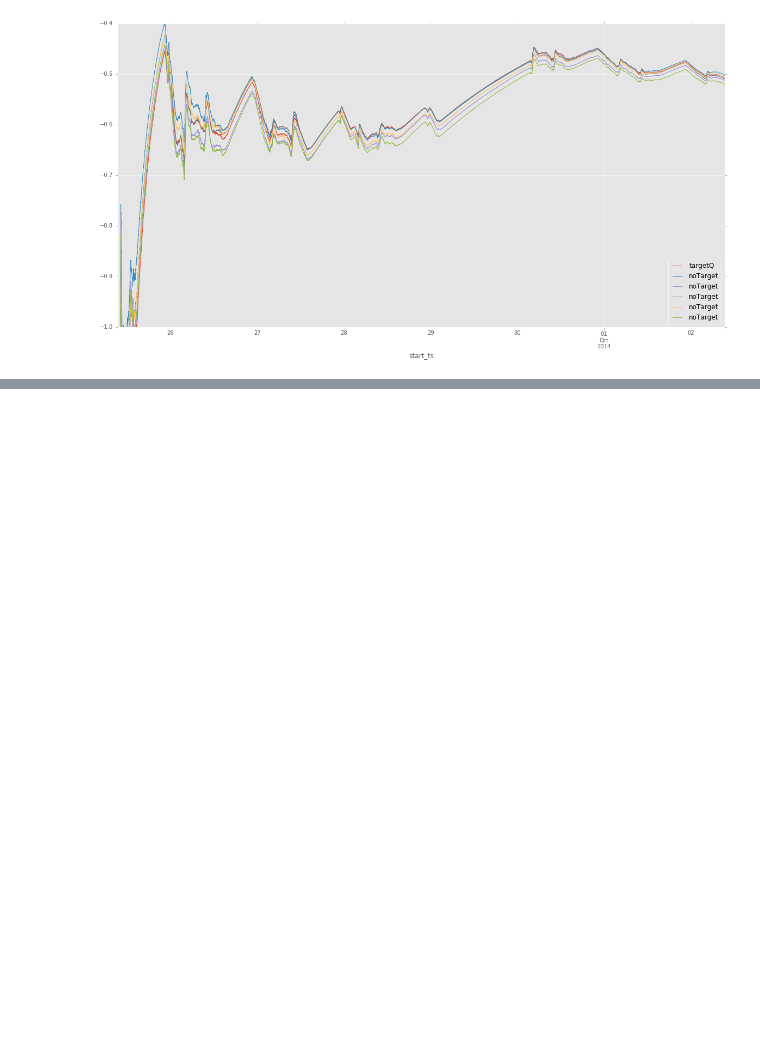
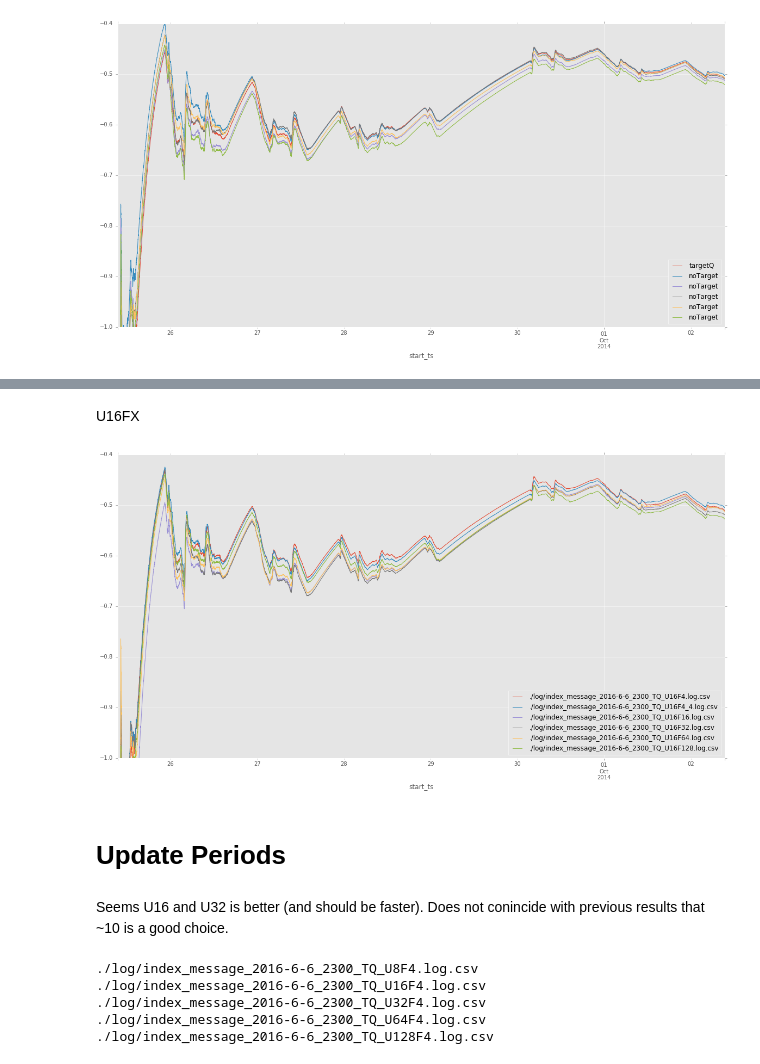
Before and after one commit to zaxliu/dqn4wirelesscontrol, a Jupyter notebook: sleep_control/experiments/viz_targetQ.ipynb, the cells around one changed output, grey strips where cells are left out. Cells and saved outputs as stored; diff of their text form; code cells hidden in the pictures; blank space fills up the shorter version.

```diff
--- a/sleep_control/experiments/viz_targetQ.ipynb
+++ b/sleep_control/experiments/viz_targetQ.ipynb
@@ -74,0 +151,49 @@ for i, df in enumerate(df_list):
+# %% [markdown]
+U16FX
+# %%
+start = pd.to_datetime("2014-09-27 0:00:00")
+end = pd.to_datetime("2014-09-28 00:00:00")
+delta = pd.Timedelta('2 seconds')
+plt.figure(2)
+ax = plt.subplot(111)
+for i, df in enumerate(df_list):
+    step = (df.index-df.index[0])/delta+1
+    ts = df['total_reward'].cumsum()/step
+#     ts.index = pd.Index(step)
+    ts.name = ts_name[i]
+    ts.plot(figsize=(20, 10), legend=True, ax=ax,
+#             logx=True,
+            style=styles[i],
+            ylim=(-1, -0.4),
+           )
+# %% [output]
+[figure, added]
+# %% [markdown]
+# Update Periods
+# %% [markdown]
+Seems U16 and U32 is better (and should be faster).
+Does not conincide with previous results that ~10 is a good choice.
+# %%
+file_list = ['./log/index_'+file+'.csv' for file in [
+#     "message_2016-6-6_2300_TQ_U1F4.log",
+#     "message_2016-6-6_2300_TQ_U2F4.log",
+#     "message_2016-6-6_2300_TQ_U4F4.log",
+    "message_2016-6-6_2300_TQ_U8F4.log",
+    "message_2016-6-6_2300_TQ_U16F4.log",
+    "message_2016-6-6_2300_TQ_U32F4.log",
+    "message_2016-6-6_2300_TQ_U64F4.log",
+    "message_2016-6-6_2300_TQ_U128F4.log",
+
+]]
+df_list = [pd.read_csv(f, delimiter=';', index_col=0) for f in file_list]
+for i, df in enumerate(df_list):
+    df.loc[:, 'start_ts'] = df['start_ts'].apply(lambda x: pd.to_datetime(x))
+    df.set_index('start_ts', inplace=True)
+    df['total_reward'] = df['tr_reward'] - df['op_cost']
+    print file_list[i]
+# %% [output]
+./log/index_message_2016-6-6_2300_TQ_U8F4.log.csv
+./log/index_message_2016-6-6_2300_TQ_U16F4.log.csv
+./log/index_message_2016-6-6_2300_TQ_U32F4.log.csv
+./log/index_message_2016-6-6_2300_TQ_U64F4.log.csv
+./log/index_message_2016-6-6_2300_TQ_U128F4.log.csv
```
Also changed, not shown: parts of 14 cells of this notebook, 33 other files.
